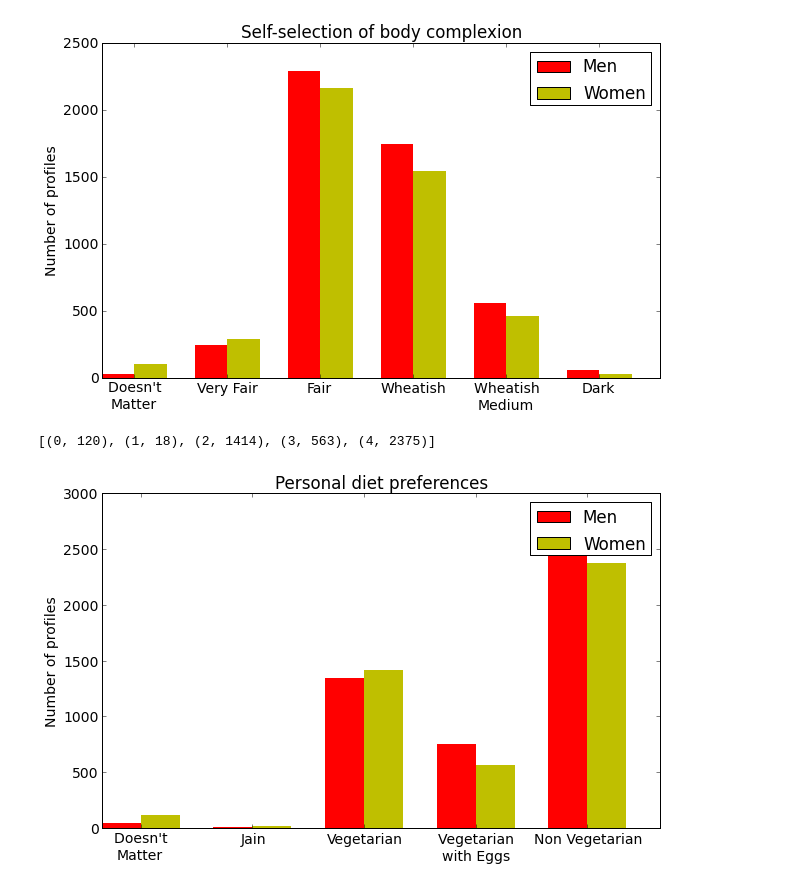
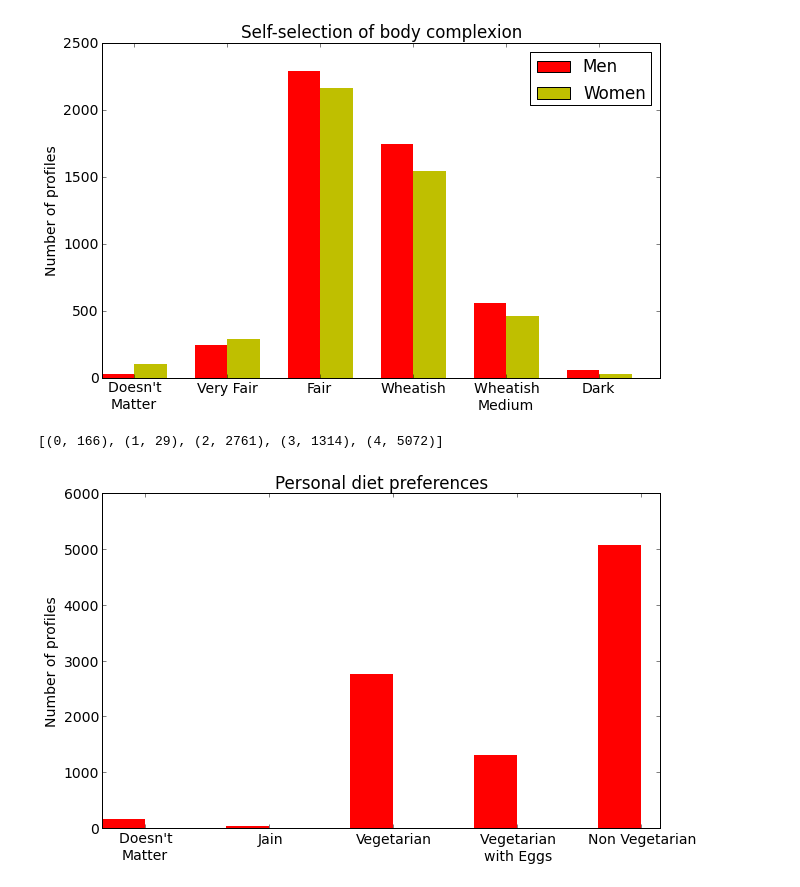
Before and after one commit to deadofied/ac299r, a Jupyter notebook: intro_analysis.ipynb, the cells around one changed output. Saved outputs shown, nothing was run; the diff lists cells and outputs as text; code cells hidden in the pictures.

```diff
--- a/intro_analysis.ipynb
+++ b/intro_analysis.ipynb
@@ -62,8 +62,7 @@ def remove_border(axes=None, top=False, right=False, left=True, bottom=True):
     if right:
         ax.yaxis.tick_right()
 # %%
-profiles = pd.read_csv('data_cleaned/brides_marathi_cleaned.csv')
-profiles2 = pd.read_csv('data_cleaned/grooms_marathi_cleaned.csv')
+profiles = pd.read_csv('data_cleaned/marathi_cleaned.csv')
 # %%
 #Your code here
 def histogram_style():
@@ -215,26 +232,19 @@ x = profiles['eating1'].dropna().astype(int)
 y = np.bincount(profiles['eating1'].dropna().astype(int))
 ii = np.nonzero(y)[0]
 
-x2 = profiles2['eating1'].dropna().astype(int)
-y2 = np.bincount(profiles2['eating1'].dropna().astype(int))
-ii2 = np.nonzero(y)[0]
-
 zip(ii,y[ii])
 # %% [output]
-[(0, 120), (1, 18), (2, 1414), (3, 563), (4, 2375)]
+[(0, 166), (1, 29), (2, 2761), (3, 1314), (4, 5072)]
 # %%
 fig, ax = plt.subplots()
-rects1 = ax.bar(np.arange(5), y2[ii2], width, color='r')
-rects2 = ax.bar(np.arange(5)+width, y[ii], width, color='y')
+rects1 = ax.bar(np.arange(5), y[ii], width, color='r')
 
 # add some
 ax.set_ylabel('Number of profiles')
 ax.set_title('Personal diet preferences')
 ax.set_xticks(np.arange(5)+width)
 ax.set_xticklabels( ("Doesn't \nMatter", "Jain", 'Vegetarian', 'Vegetarian \nwith Eggs', 'Non Vegetarian') )
 
-ax.legend( (rects1[0], rects2[0]), ('Men', 'Women') )
-
 plt.show()
 # %% [output]
-[figure, old version]
+[figure, new version]
```
Also changed, not shown: parts of 26 cells of this notebook, 3 other files.
